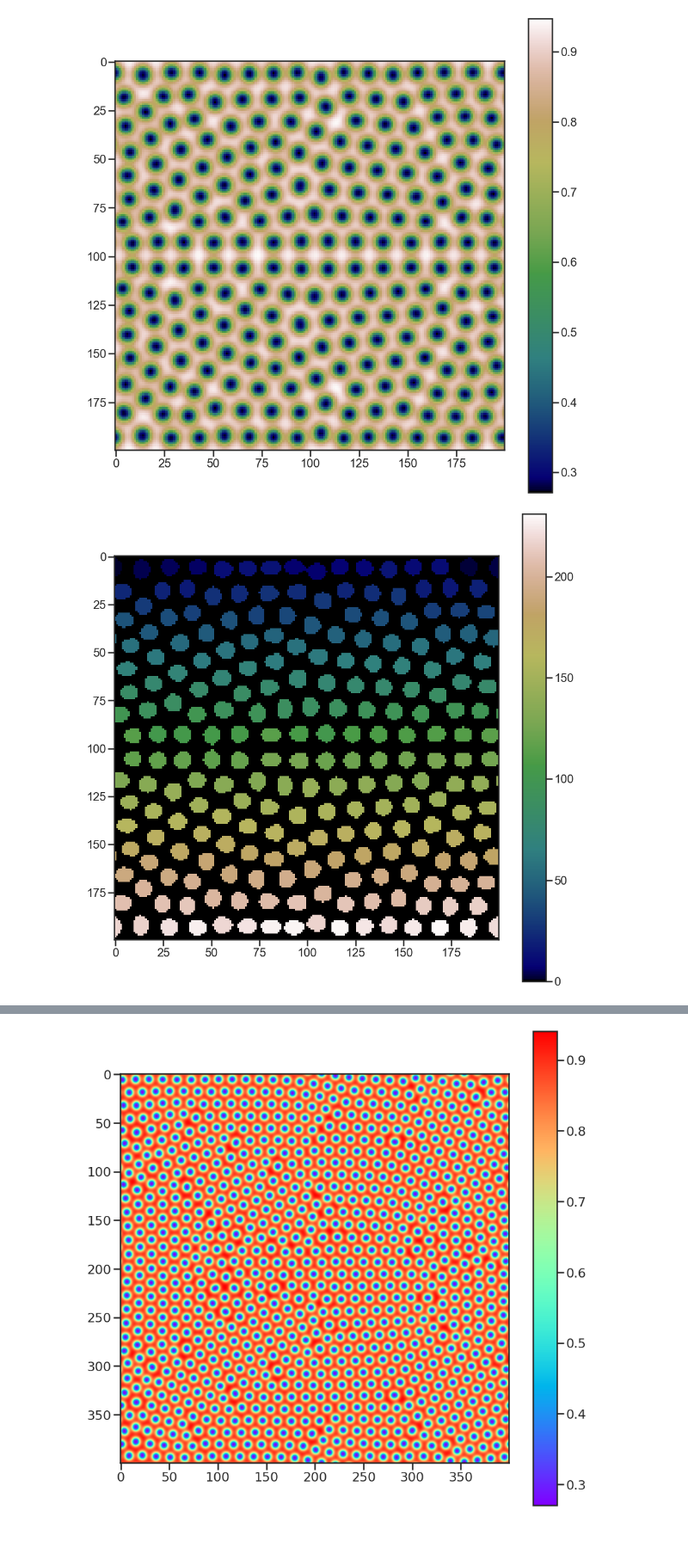
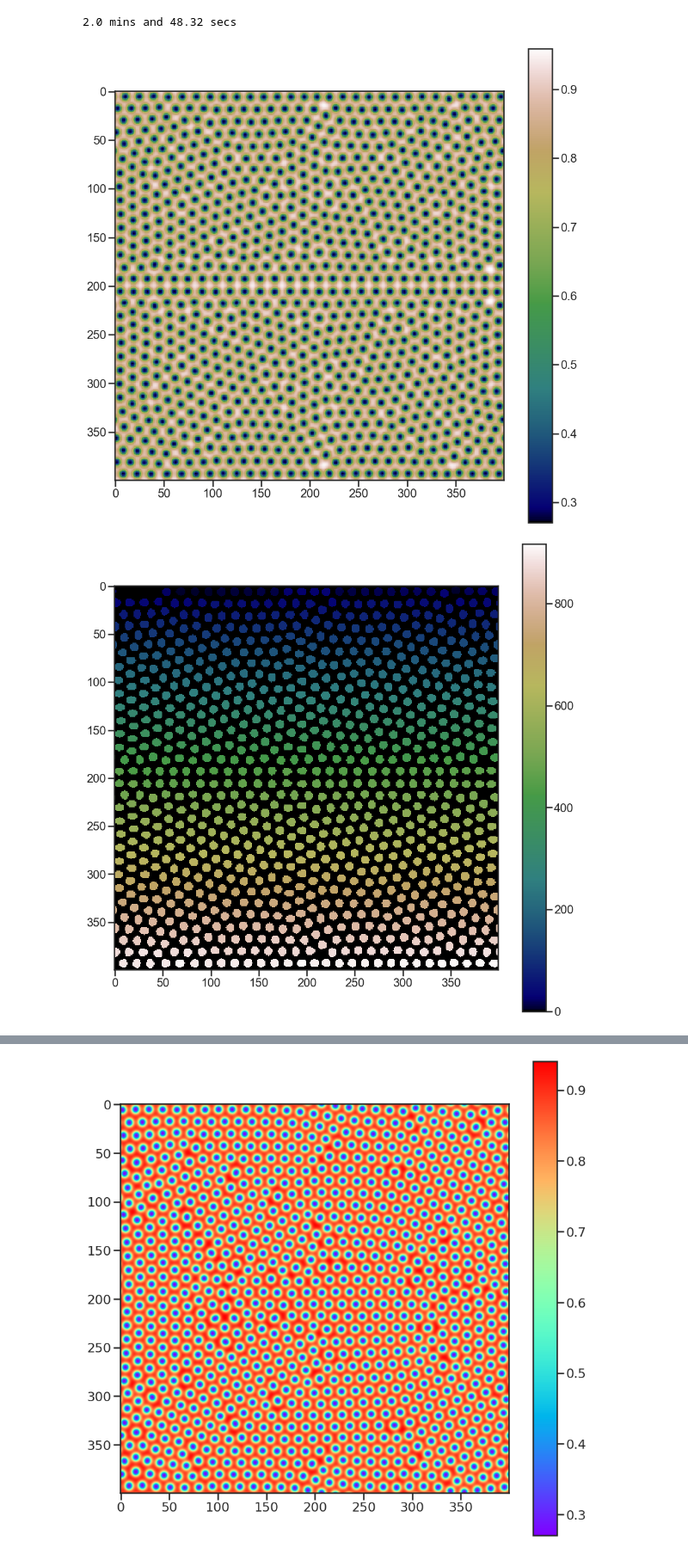
Before and after one commit to CoenHoningh/Complex-Systems, a Jupyter notebook: gray_scott_convolution.ipynb, the cells around one changed output, grey strips where cells are left out. Shown at 86% size. Drawn from its saved outputs; the diff is of its cells as text; code cells hidden in the pictures.

```diff
--- a/gray_scott_convolution.ipynb
+++ b/gray_scott_convolution.ipynb
@@ -81,14 +83,14 @@ def convolution(mat, kernel, rep=1):
         mat = convolve(mat, kernel, mode='wrap')
     return mat
 # %%
-n = 200
+n = 400
 Du = 0.16
 Dv = 0.08
 # F = 0.035
 # k = 0.06
 F = 0.0335
 k = 0.0644
-T = 40000
+T = 50000
 dt = 1.0
 dx = 1.0
 
@@ -119,2 +140,3 @@ plt.show()
+2.0 mins and 48.32 secs
-[figure, old version]
+[figure, new version]
-[figure, old version]
+[figure, new version]
```
Also changed, not shown: parts of 3 cells of this notebook, 1 other file.
